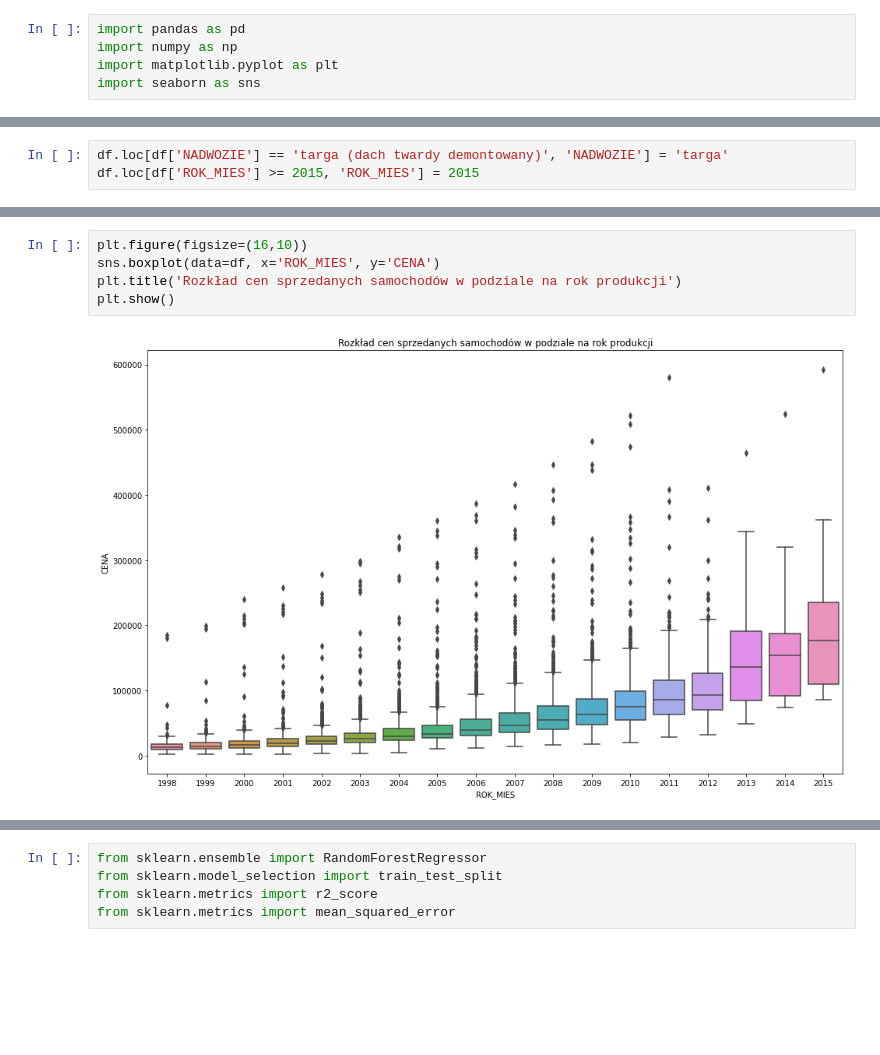
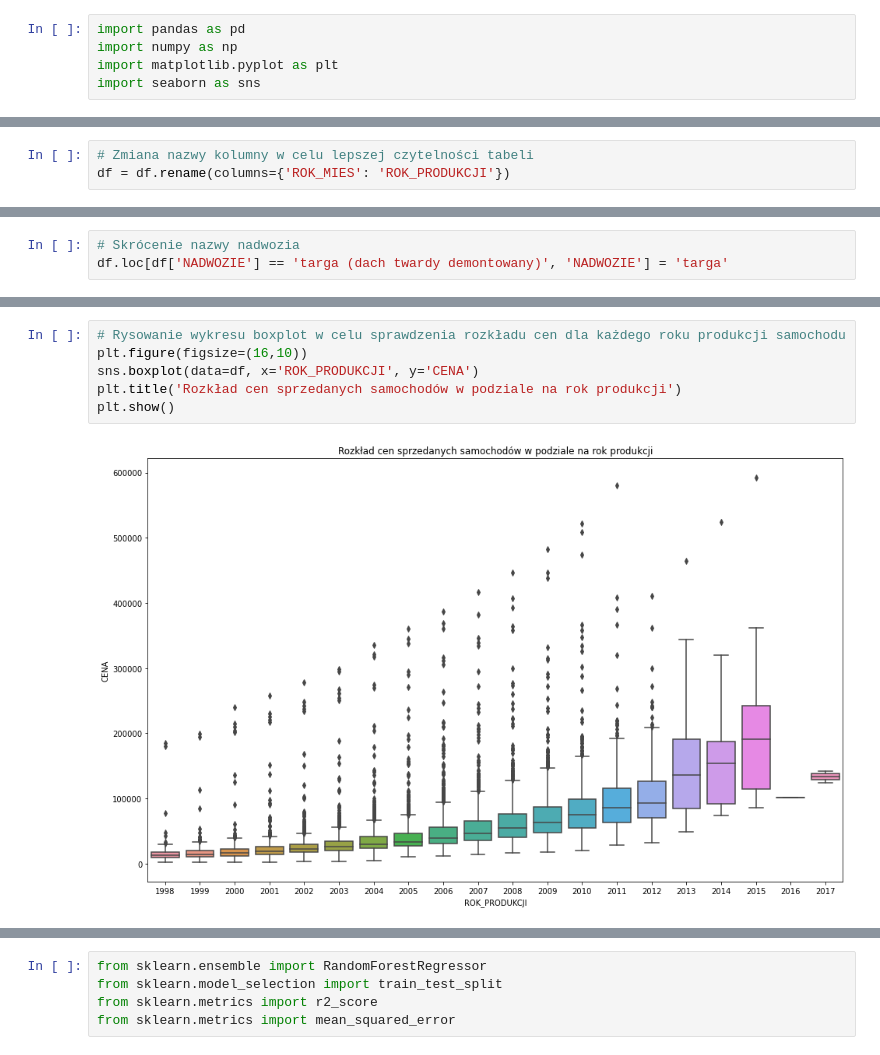
Before and after one commit to lukaszlachowicz/Projekty, a Jupyter notebook: analiza cen samochodów/analiza cen samochodów.ipynb, the cells around one changed output, grey strips where cells are left out. Saved outputs shown, nothing was run; the diff lists cells and outputs as text; blank space fills up the shorter version.

```diff
--- a/analiza cen samochodów/analiza cen samochodów.ipynb
+++ b/analiza cen samochodów/analiza cen samochodów.ipynb
@@ -27,4 +29,7 @@ df
 | 15904 | 134494 | tg | PORSCHE | targa (dach twardy demontowany) | 3750 | 2001 | 220200 |
 | 15905 | 134494 | tg | PORSCHE | targa (dach twardy demontowany) | 3750 | 2000 | -204246 |
 15906 rows × 7 columns
+# %%
+# Zmiana nazwy kolumny w celu lepszej czytelności tabeli
+df = df.rename(columns={'ROK_MIES': 'ROK_PRODUKCJI'})
 # %%
@@ -72,6 +77,6 @@ See the caveats in the documentation: https://pandas.pydata.org/pandas-docs/stab
 # %%
+# Skrócenie nazwy nadwozia
 df.loc[df['NADWOZIE'] == 'targa (dach twardy demontowany)', 'NADWOZIE'] = 'targa'
-df.loc[df['ROK_MIES'] >= 2015, 'ROK_MIES'] = 2015
 # %%
 df
 # %% [output]
@@ -118,10 +127,11 @@ plt.show()
 # %% [output]
 [figure]
 # %%
+# Rysowanie wykresu boxplot w celu sprawdzenia rozkładu cen dla każdego roku produkcji samochodu
 plt.figure(figsize=(16,10))
-sns.boxplot(data=df, x='ROK_MIES', y='CENA')
+sns.boxplot(data=df, x='ROK_PRODUKCJI', y='CENA')
 plt.title('Rozkład cen sprzedanych samochodów w podziale na rok produkcji')
 plt.show()
 # %% [output]
-[figure, old version]
+[figure, new version]
 # %%
```
Also changed, not shown: parts of 50 cells of this notebook.
